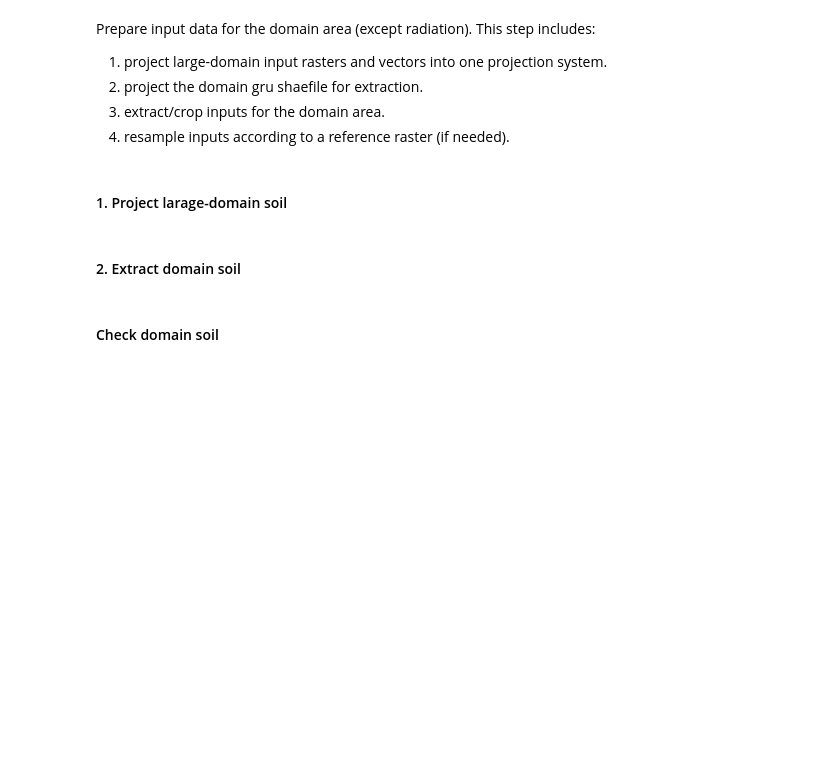
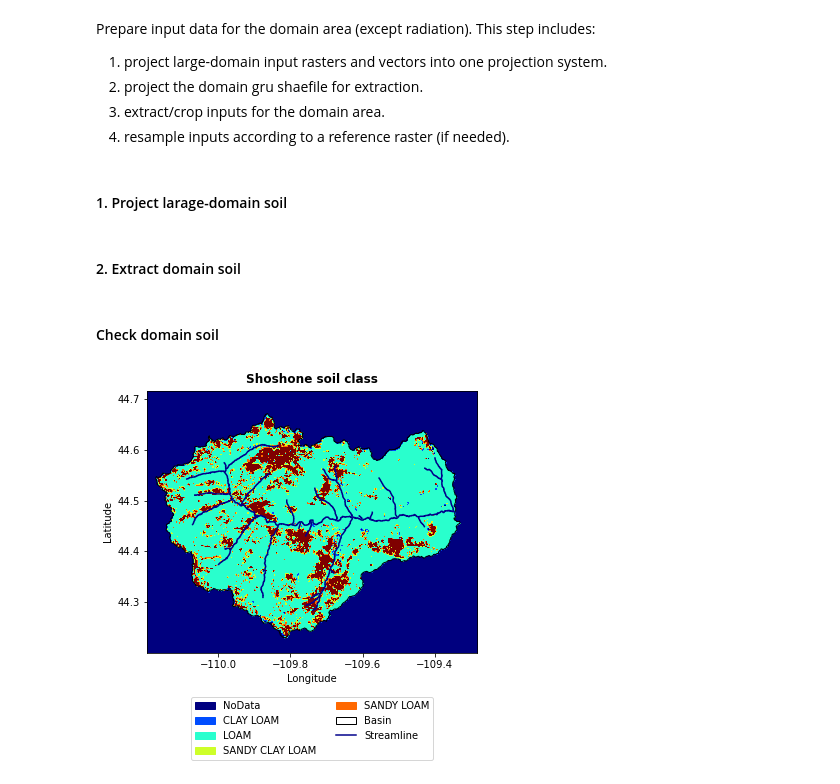
Before and after one commit to h294liu/discretization, a Jupyter notebook: discretize/1f_prepare_soil.ipynb, the cells around one changed output. Saved outputs shown, nothing was run; the diff lists cells and outputs as text; code cells hidden in the pictures; blank space fills up the shorter version.

```diff
--- a/discretize/1f_prepare_soil.ipynb
+++ b/discretize/1f_prepare_soil.ipynb
@@ -32,7 +32,7 @@ if soil_prj_raster == 'default':
     soil_prj_raster = os.path.join(source_path, os.path.basename(soil_raster).split('.tif')[0]+'_prj.tif')
 
 # domain data
-domain_gru_prj_shp = ut.specify_file_path(control_file, 'domain_gru_prj_shp')  domain_dem_raster = ut.specify_file_path(control_file, 'domain_dem_raster')
+domain_gru_prj_shp = ut.specify_file_path(control_file, 'domain_gru_prj_shp')
 domain_soil_raster = ut.specify_file_path(control_file, 'domain_soil_raster')
 # %% [markdown]
 #### 1. Project larage-domain soil ####
@@ -47,17 +47,33 @@ ga.crop_raster(soil_prj_raster, domain_gru_prj_shp, domain_soil_raster)
 # %%
 import geospatial_functions.geospatial_plot as gp
 domain_stream_shp = ut.specify_file_path(control_file, 'domain_stream_shp')
 
 wgs_crs = 'epsg:4326'
 figsize=(9,9*0.6) # width, height in inches
-title = domain_name.capitalize()+' aspect class'
+title = domain_name.capitalize()+' soil class'
 leg_ncol=2
 leg_loc='upper center'
 leg_bbox_to_anchor=(0.5,-0.15)
 
+legend_dict = {0: "NoData",
+            1: 'CLAY',
+            2: 'CLAY LOAM',
+            3: 'LOAM',
+            4: 'LOAMY SAND',
+            5: 'SAND',
+            6: 'SANDY CLAY',
+            7: 'SANDY CLAY LOAM',
+            8: 'SANDY LOAM',
+            9: 'SILT',
+            10: 'SILTY CLAY',
+            11: 'SILTY CLAY LOAM',
+            12: 'SILT LOAM'}
+
 # plot classified aspect
 ofile = os.path.join(domain_path, 'plot', 'soil_class_and_bound_stream.png')
 inraster,bound_vector,stream_vector,wgs_crs,cmap_str,input_dict,figsize,title,leg_loc,leg_bbox_to_anchor,leg_ncol,ofile=\
-domain_gru_prj_shp,domain_gru_prj_shp,domain_stream_shp,wgs_crs,'jet',legend_dict,figsize,title,leg_loc,leg_bbox_to_anchor,leg_ncol,ofile
+domain_soil_raster,domain_gru_prj_shp,domain_stream_shp,wgs_crs,'jet',legend_dict,figsize,title,leg_loc,leg_bbox_to_anchor,leg_ncol,ofile
 gp.plot_raster_and_bound_stream(inraster,bound_vector,stream_vector,wgs_crs,cmap_str,input_dict,
                                 figsize,title,leg_loc,leg_bbox_to_anchor,leg_ncol,ofile)
+# %% [output]
+[figure, added]
```
Also changed, not shown: parts of 1 cell of this notebook, 9 other files.
